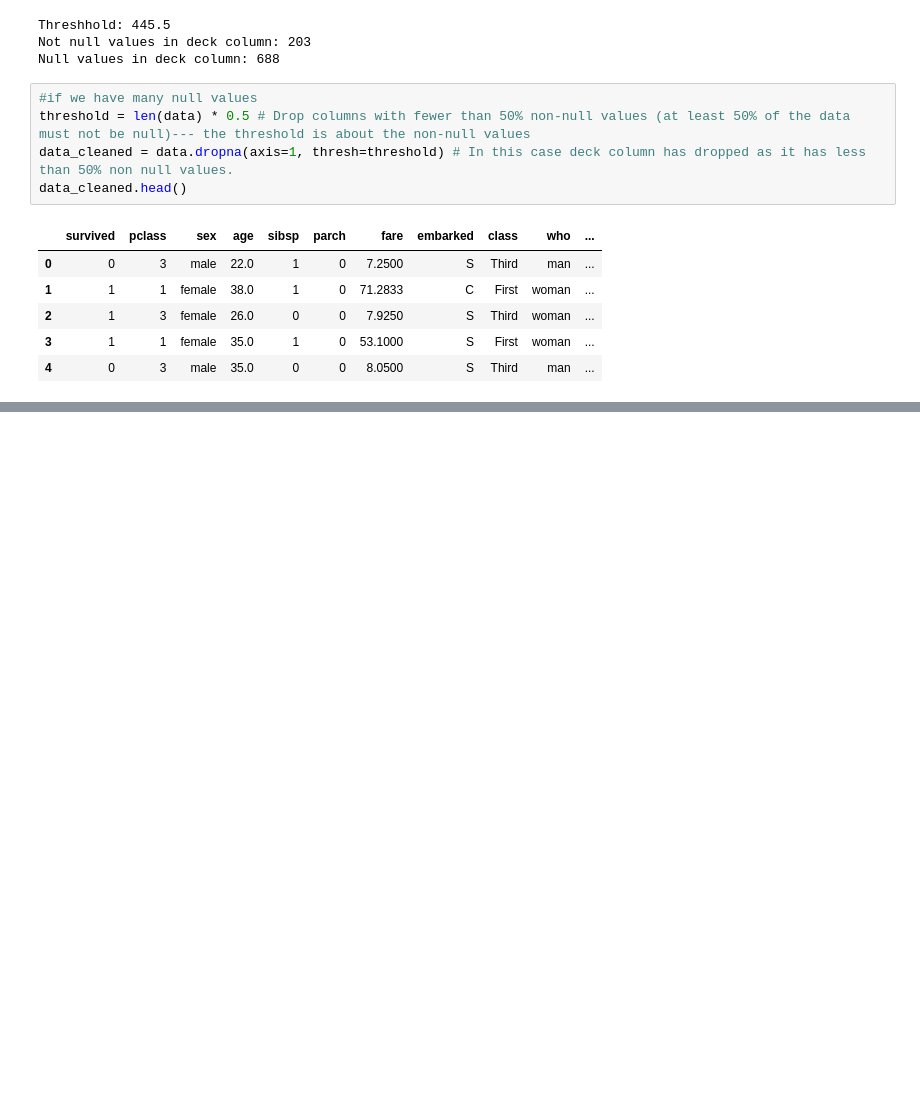
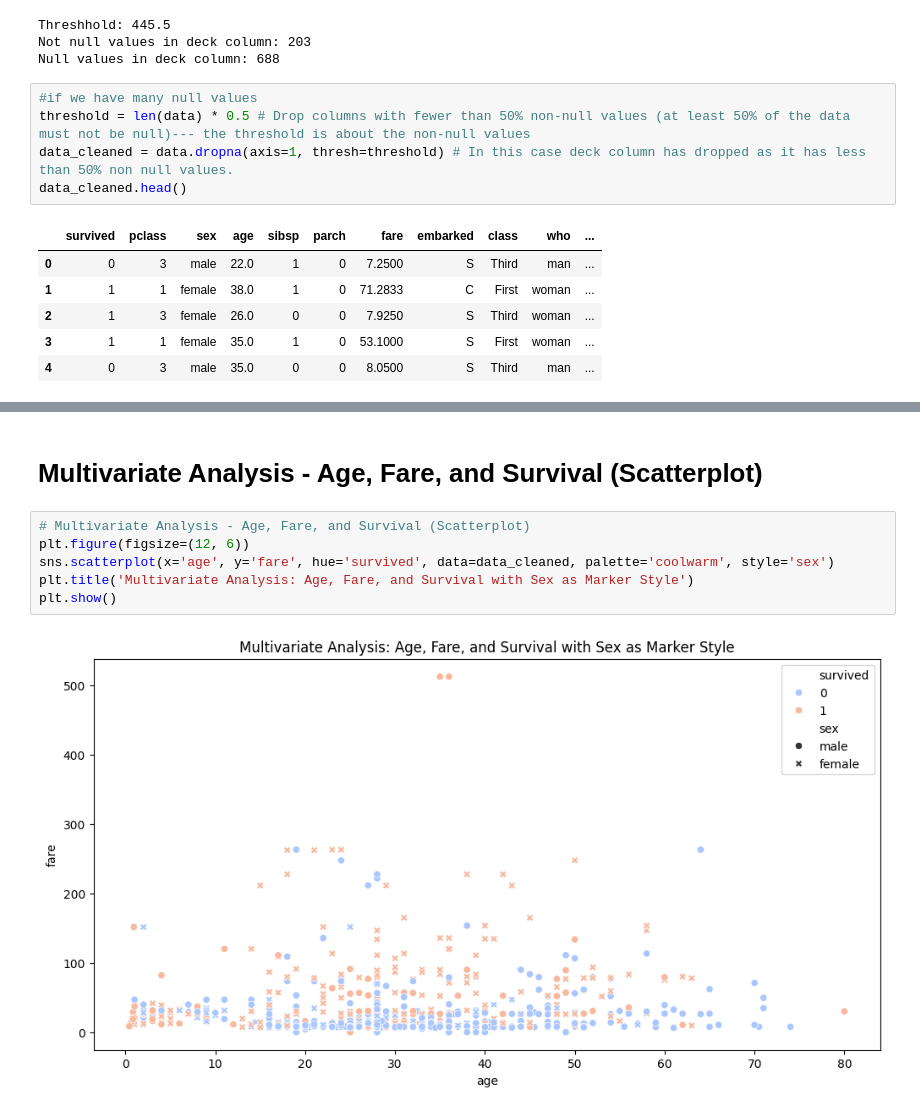
Before and after one commit to MahletTesfaye/EAD-analysis, a Jupyter notebook: EDA_Analysis.ipynb, the cells around one changed output, grey strips where cells are left out. Drawn from its saved outputs; the diff is of its cells as text; blank space fills up the shorter version.

```diff
--- a/EDA_Analysis.ipynb
+++ b/EDA_Analysis.ipynb
@@ -213,0 +171,10 @@ plt.show()
+# %% [markdown]
+# Multivariate Analysis - Age, Fare, and Survival (Scatterplot)
+# %%
+# Multivariate Analysis - Age, Fare, and Survival (Scatterplot)
+plt.figure(figsize=(12, 6))
+sns.scatterplot(x='age', y='fare', hue='survived', data=data_cleaned, palette='coolwarm', style='sex')
+plt.title('Multivariate Analysis: Age, Fare, and Survival with Sex as Marker Style')
+plt.show()
+# %% [output]
+[figure, added]
```
Also changed, not shown: parts of 14 cells of this notebook.
